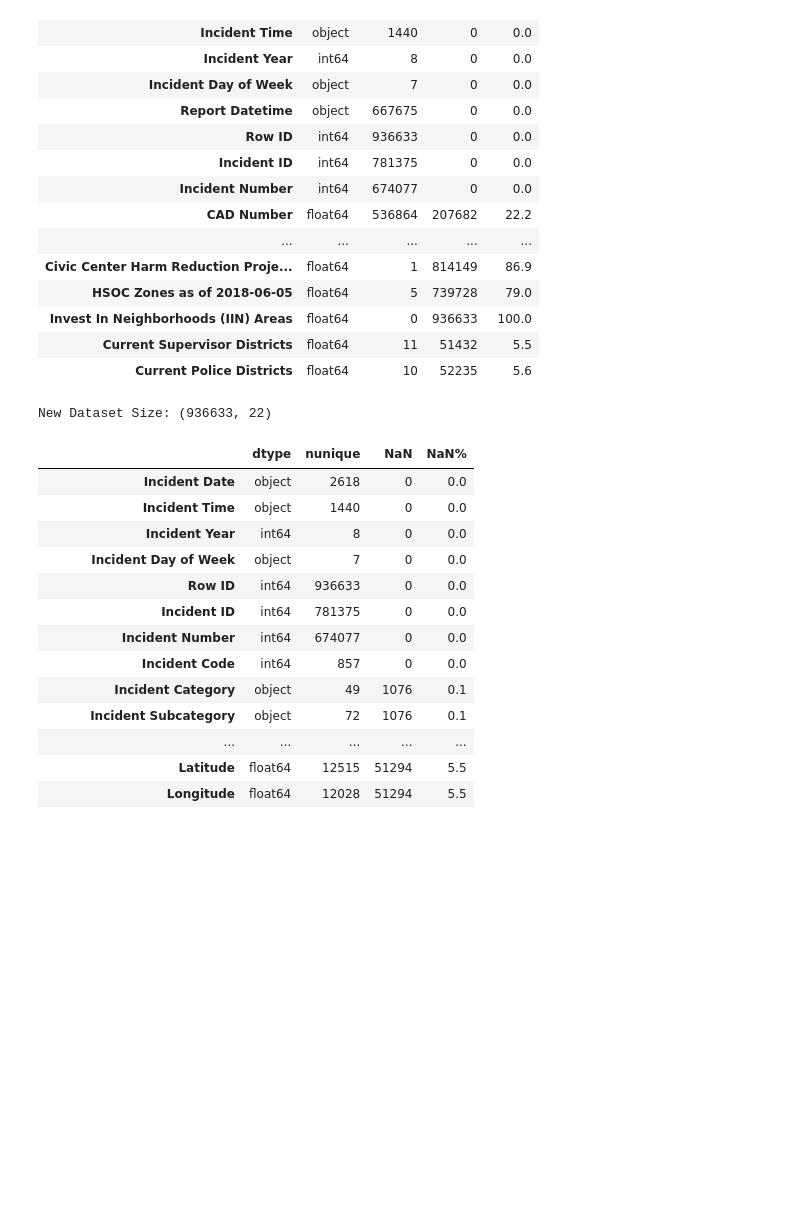
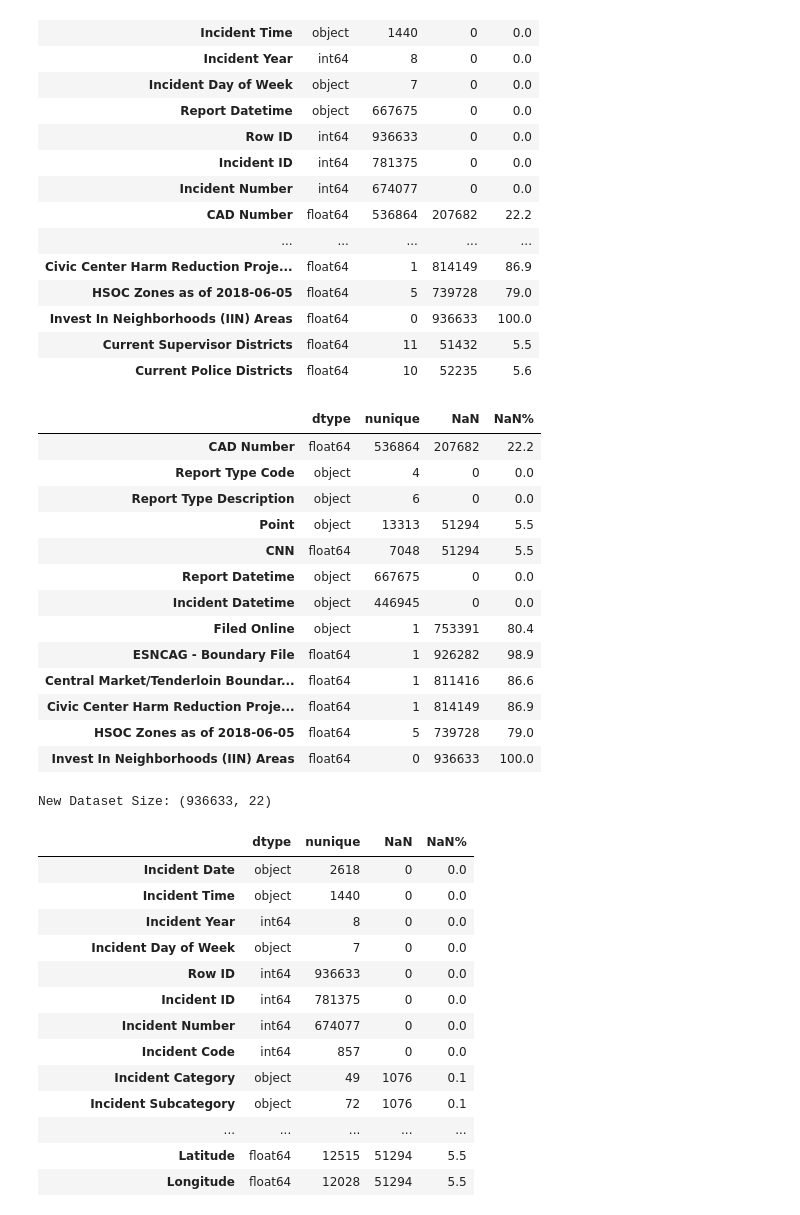
Before and after one commit to rogerwng/SFPD_Crime, a Jupyter notebook: EDA.ipynb, the cells around one changed output. Cells and saved outputs as stored; diff of their text form; code cells hidden in the pictures; blank space fills up the shorter version.

```diff
--- a/EDA.ipynb
+++ b/EDA.ipynb
@@ -55,12 +55,28 @@ display(col_info)
 # %%
 # dropping datetime bc redundant info
 # dropping all columns with majority missing information
 # dropping other columns not interested in
 drop_col = ['CAD Number', 'Report Type Code', 'Report Type Description', 'Point', 'CNN', 'Report Datetime', 'Incident Datetime', 'Filed Online', 'ESNCAG - Boundary File', 'Central Market/Tenderloin Boundary Polygon - Updated', 'Civic Center Harm Reduction Project Boundary', 'HSOC Zones as of 2018-06-05', 'Invest In Neighborhoods (IIN) Areas']
+display(col_info.loc[drop_col])
+
 
 data = data.drop(labels=drop_col, axis=1)
 print(f'New Dataset Size: {data.shape}')
 # %% [output]
+|  | dtype | nunique | NaN | NaN% |
+| CAD Number | float64 | 536864 | 207682 | 22.2 |
+| Report Type Code | object | 4 | 0 | 0.0 |
+| Report Type Description | object | 6 | 0 | 0.0 |
+| Point | object | 13313 | 51294 | 5.5 |
+| CNN | float64 | 7048 | 51294 | 5.5 |
+| Report Datetime | object | 667675 | 0 | 0.0 |
+| Incident Datetime | object | 446945 | 0 | 0.0 |
+| Filed Online | object | 1 | 753391 | 80.4 |
+| ESNCAG - Boundary File | float64 | 1 | 926282 | 98.9 |
+| Central Market/Tenderloin Boundar... | float64 | 1 | 811416 | 86.6 |
+| Civic Center Harm Reduction Proje... | float64 | 1 | 814149 | 86.9 |
+| HSOC Zones as of 2018-06-05 | float64 | 5 | 739728 | 79.0 |
+| Invest In Neighborhoods (IIN) Areas | float64 | 0 | 936633 | 100.0 |
 New Dataset Size: (936633, 22)
 # %%
 # new col info after removing cols
```
Also changed, not shown: parts of 6 cells of this notebook, 4 other files.
